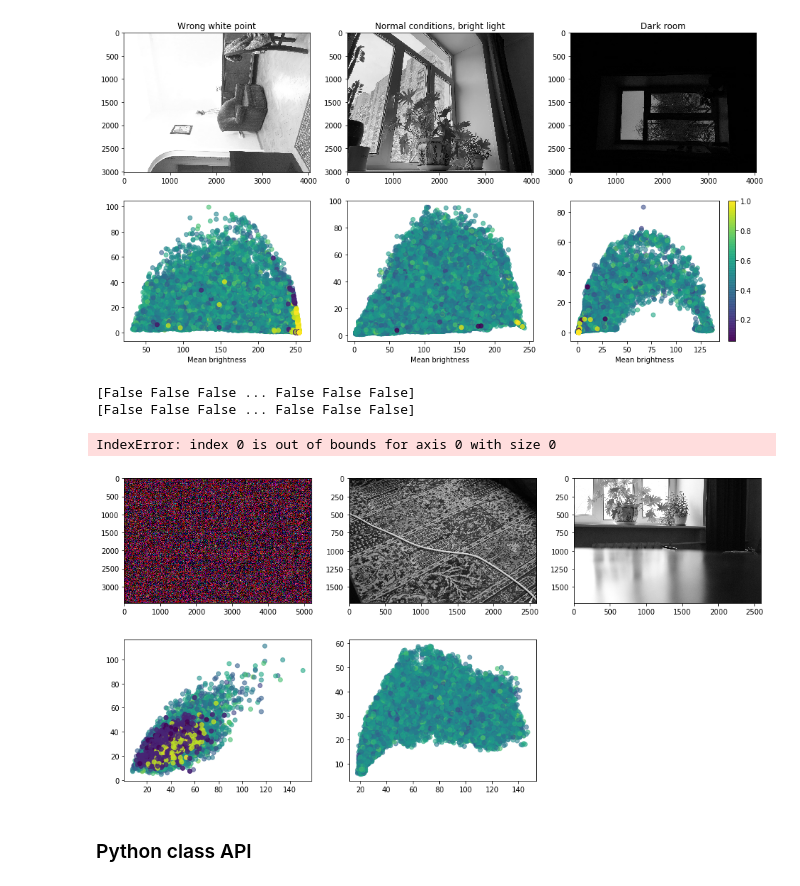
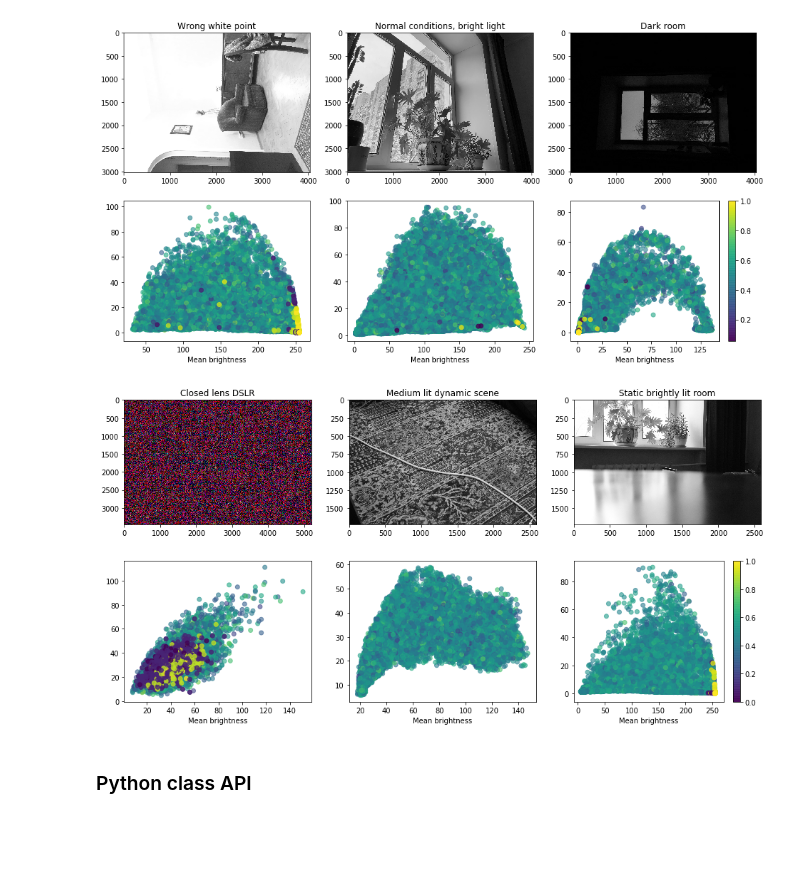
Before and after one commit to apnkv/btrng, a Jupyter notebook: report.ipynb, the cells around one changed output. Drawn from its saved outputs; the diff is of its cells as text; code cells hidden in the pictures; blank space fills up the shorter version.

```diff
--- a/report.ipynb
+++ b/report.ipynb
@@ -99,8 +103,9 @@ def plot_biasedness(folder, points=5000, random_seed=42, fmt='jpg', legend=True)
     plt.xlabel('Mean brightness')
     bad_indices = np.abs(last_bit_mean[choice] - 0.5) >= 0.4
     plt.scatter(mean[choice], std[choice], c=last_bit_mean[choice], alpha=0.6)
-    plt.scatter(mean[choice][bad_indices], std[choice][bad_indices],
-                c=last_bit_mean[choice][bad_indices], alpha=0.8)
+    if sum(bad_indices) > 0:
+        plt.scatter(mean[choice][bad_indices], std[choice][bad_indices],
+                    c=last_bit_mean[choice][bad_indices], alpha=0.8)
     if legend:
         plt.colorbar()
 # %% [markdown]
@@ -128,23 +133,23 @@ plt.show()
 # %%
 plt.figure(figsize=(16, 8))
 plt.subplot(231)
+plt.title('Closed lens DSLR')
 plt.imshow(rawpy.imread('photos/dslr_closedlens/1.CR2').postprocess())
 plt.subplot(232)
+plt.title('Medium lit dynamic scene')
 plt.imshow(Image.open('photos/dslr_casual/1.JPG').convert('L'))
 plt.subplot(233)
+plt.title('Static brightly lit room')
 plt.imshow(Image.open('photos/dslr_static/_MG_5862.JPG').convert('L'))
 plt.subplot(234)
 plot_biasedness('photos/dslr_closedlens/', 50000, 42, legend=False, fmt='cr2')
 plt.subplot(235)
 plot_biasedness('photos/dslr_casual/', 50000, 42, legend=False)
 plt.subplot(236)
 plot_biasedness('photos/dslr_static/', 50000, 42, legend=True)
 plt.show()
 # %% [output]
-[False False False ... False False False]
-[False False False ... False False False]
-IndexError: index 0 is out of bounds for axis 0 with size 0
-[figure, old version]
+[figure, new version]
 # %% [markdown]
 ### Python class API
 # %% [markdown]
```
Also changed, not shown: parts of 7 cells of this notebook, 1 other file.
